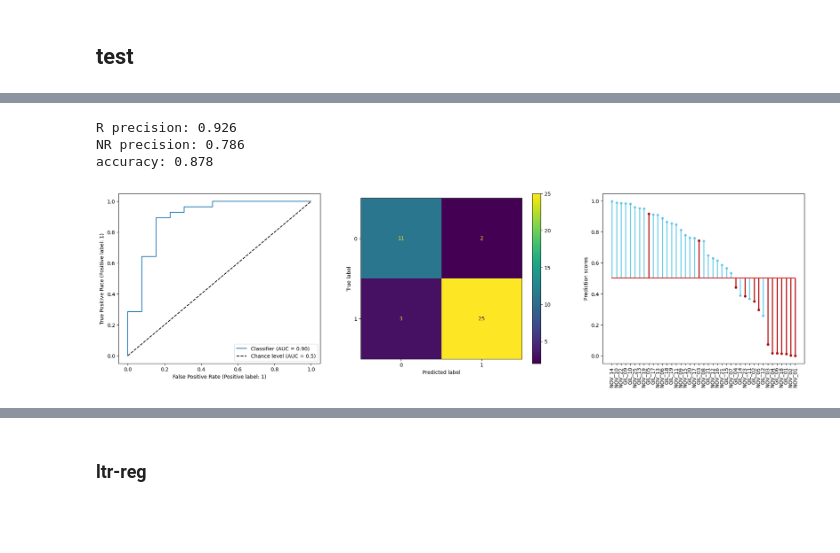
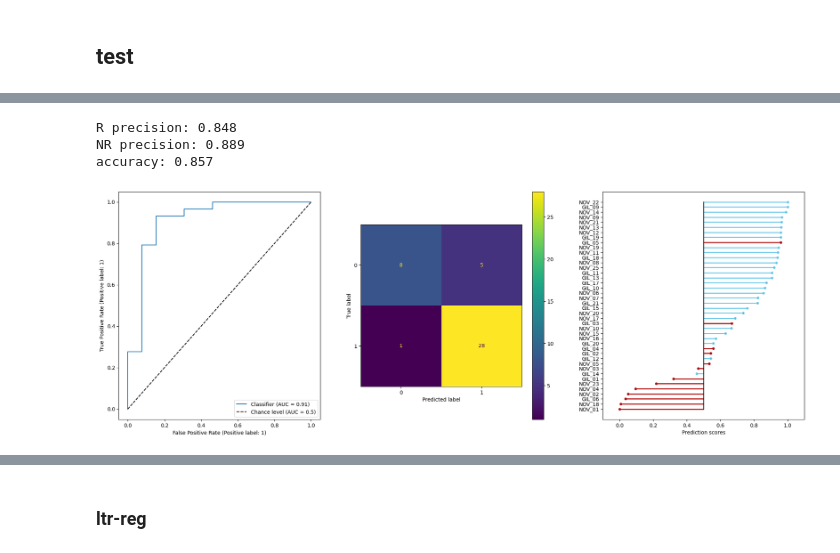
Before and after one commit to sywang/MM_2023, a Jupyter notebook: notebooks/CAR_T_with_ltr.ipynb, the cells around one changed output, grey strips where cells are left out. Saved outputs shown, nothing was run; the diff lists cells and outputs as text; code cells hidden in the pictures; blank space fills up the shorter version.

```diff
--- a/notebooks/CAR_T_with_ltr.ipynb
+++ b/notebooks/CAR_T_with_ltr.ipynb
@@ -255,23 +297,34 @@ y.value_counts(), y_ltr.value_counts()
 # %% [markdown]
 ## feature_selection
 # %%
-use_mye_pathways = True
+use_mye_pathways = False
+use_TNFA_SIGNALING_VIA_NFKB_CD16_Mono = True # will be used only is above is false
 use_cell_frequencies = True
 use_metadata_as_features = False
+use_mon_ratio = True
+
+use_manualy_chosen_feats = False
+single_pathway = "HALLMARK_TNFA_SIGNALING_VIA_NFKB-CD16 Mono"
 
 featurs = []
 if use_mye_pathways:
-    # featurs += ["HALLMARK_TNFA_SIGNALING_VIA_NFKB-CD16 Mono"]
     featurs += all_feats_names["mye_pathways"]
+elif use_TNFA_SIGNALING_VIA_NFKB_CD16_Mono:
+    featurs += [single_pathway]
 if use_cell_frequencies:
     featurs += all_feats_names["abundance"]
+    # featurs += ['B_category', 'CD4 T', 'CD8 T', 'Myeloid', 'NK', 'CD14 Mono', 'CD16 Mono']
 if use_metadata_as_features:
     featurs += all_feats_names["metadata"]
-    for feat_name in ["time_difference_in_days", "Product {GIL: 0, NOV:1}"]:
+    for feat_name in ["time_difference_in_days", 'Day_7_Expansion (CAR T/ml blood)']: #  "Product {GIL: 0, NOV:1}"
         try:
             featurs.remove(feat_name)
         except ValueError:
             pass
+
+if use_manualy_chosen_feats:
+    featurs = ['B_category', 'CD4 T', 'CD8 T', 'Myeloid', 'NK', 'CD14 Mono', 'CD16 Mono']
+
 X = all_X[featurs]
 # %%
 X = X.dropna(axis=1)
@@ -390,5 +446,5 @@ if use_mye_pathways:
                                                              feats_to_pca=[col for col in X.columns if col in all_feats_names["mye_pathways"]],
                                                              pc_name="mye_pathways")
 # %%
-best_model, best_trail = get_best_model_with_optuna(X_train, y_train, precision_alpha = 0, n_trials=50)
+best_model, best_trail = get_best_model_with_optuna(X_train, y_train, precision_alpha = 0, n_trials=75)
 # %% [output]
@@ -433,5 +488,5 @@ if use_mye_pathways:
                                                              feats_to_pca=[col for col in X.columns if col in all_feats_names["mye_pathways"]],
                                                              pc_name="mye_pathways")
 # %%
-best_ltr_reg_model, best_ltr_reg_trail = get_best_model_with_optuna(X_ltr_reg_train, y_ltr_reg_train, n_trials=50, use_regression_score=True)
+best_ltr_reg_model, best_ltr_reg_trail = get_best_model_with_optuna(X_ltr_reg_train, y_ltr_reg_train, n_trials=5, use_regression_score=True)
 # %% [output]
@@ -620,8 +656,8 @@ try:
     plot_df = X.copy()
     plot_df["y_pred"] = y_train_proba
     plot_df["y_true"] = y
-    # featurs = "HALLMARK_TNFA_SIGNALING_VIA_NFKB-CD16 Mono", "HALLMARK_INFLAMMATORY_RESPONSE-CD16 Mono", # "HALLMARK_APICAL_JUNCTION-CD16 Mono",
-    fig = px.scatter(plot_df.reset_index(), x="HALLMARK_TNFA_SIGNALING_VIA_NFKB-CD16 Mono",
+    # featurs = single_pathway, "HALLMARK_INFLAMMATORY_RESPONSE-CD16 Mono", # "HALLMARK_APICAL_JUNCTION-CD16 Mono",
+    fig = px.scatter(plot_df.reset_index(), x=single_pathway,
                      y= "CD16 Mono",
                      color="y_pred",
                      # size='petal_length',
@@ -733,17 +770,17 @@ accuracy: 0.846
 # %%
 if use_mye_pathways:
     pca_feats = [col for col in X.columns if col in all_feats_names["mye_pathways"]]
 else:
     pca_feats = None
 
 y_pred, y_proba = predict_using_all_other(best_model, X, y, use_pca_of_feats=pca_feats, pc_name="mye_pathways")
 print_metrics(y, y_pred)
-plot_ROC_PRauc_CM_stem(y, y_pred, y_proba, pos_label=best_model.classes_[1])
+plot_ROC_PRauc_CM_stem(y, y_pred, y_proba, flip_stem=True, use_all_score_range=True)
 # %% [output]
-R precision: 0.926
-NR precision: 0.786
-accuracy: 0.878
+R precision: 0.848
+NR precision: 0.889
+accuracy: 0.857
-[figure, old version]
+[figure, new version]
 # %%
 df = "NONE"
 num_highest = 3
```
Also changed, not shown: parts of 56 cells of this notebook, 34 other files.
